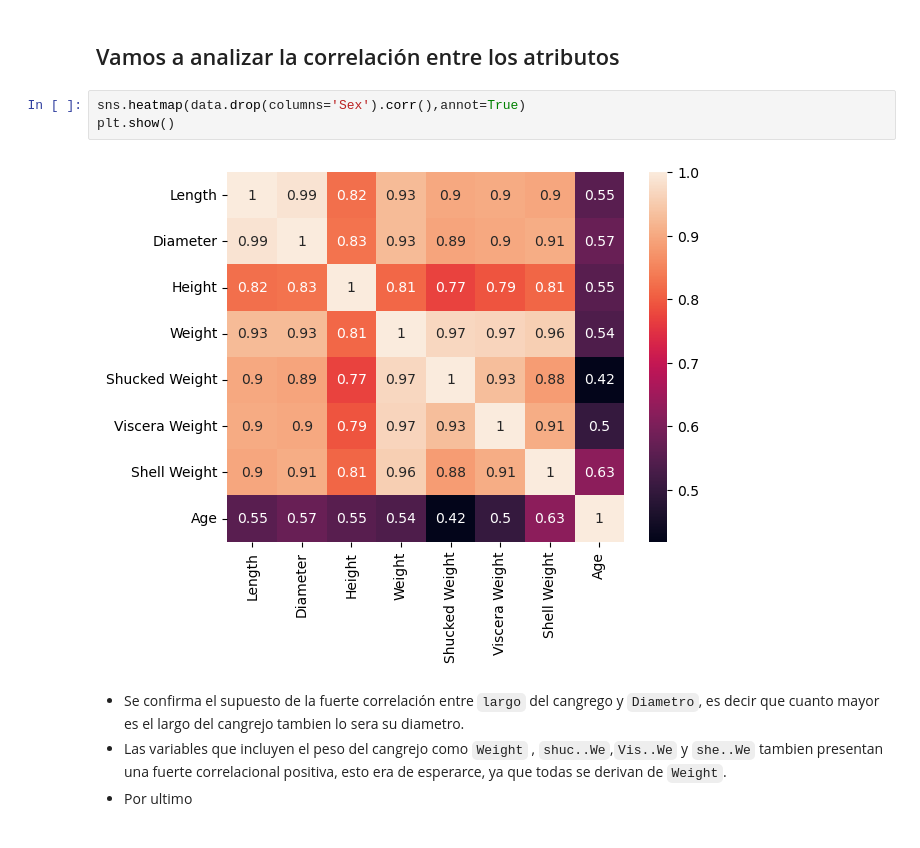
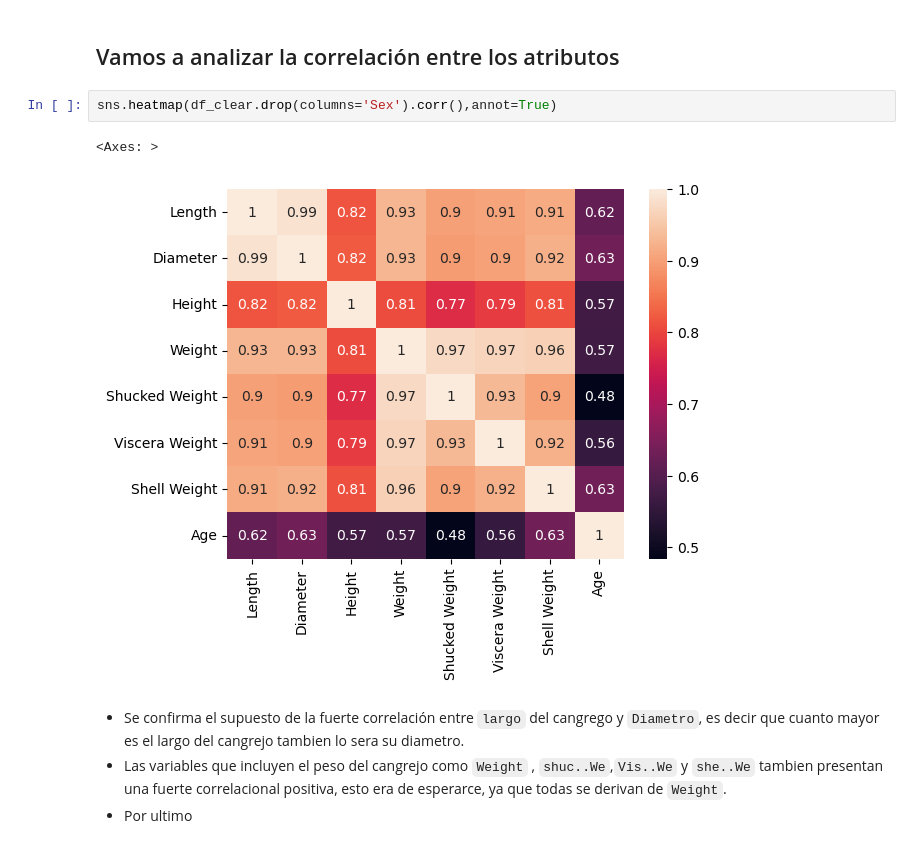
Before and after one commit to MathUPTC/CrabAge, a Jupyter notebook: Notebooks/eda_data.ipynb, the cells around one changed output. Cells and saved outputs as stored; diff of their text form.

```diff
--- a/Notebooks/eda_data.ipynb
+++ b/Notebooks/eda_data.ipynb
@@ -199,10 +224,10 @@ histogram_box(df_clear,'Age')
 # %% [markdown]
 ## Vamos a analizar la correlación entre los atributos
 # %%
-sns.heatmap(data.drop(columns='Sex').corr(),annot=True)
-plt.show()
+sns.heatmap(df_clear.drop(columns='Sex').corr(),annot=True)
 # %% [output]
+<Axes: >
-[figure, old version]
+[figure, new version]
 # %% [markdown]
 + Se confirma el supuesto de la fuerte correlación entre `largo` del cangrego y `Diametro`, es decir que cuanto mayor es el largo del cangrejo tambien lo sera su diametro.
 + Las variables que incluyen el peso del cangrejo como `Weight` , `shuc..We`,`Vis..We` y `she..We` tambien presentan una fuerte correlacional positiva, esto era de esperarce, ya que todas se derivan de `Weight`.
```
Also changed, not shown: parts of 7 cells of this notebook.
